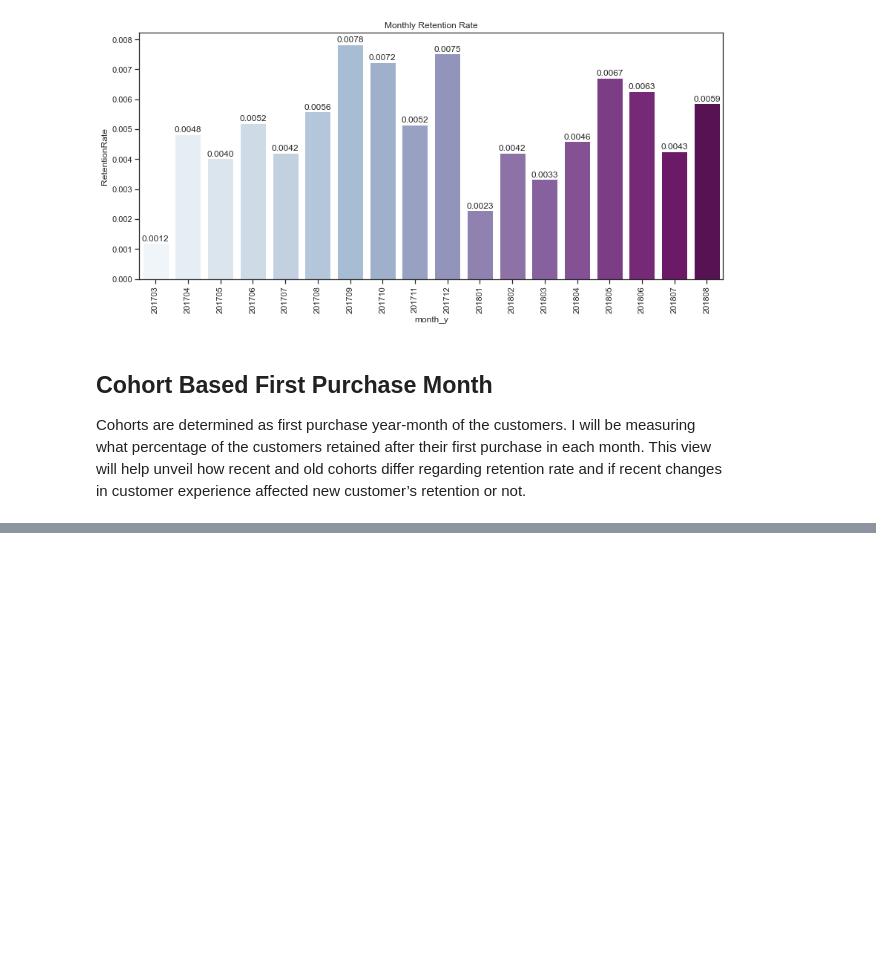
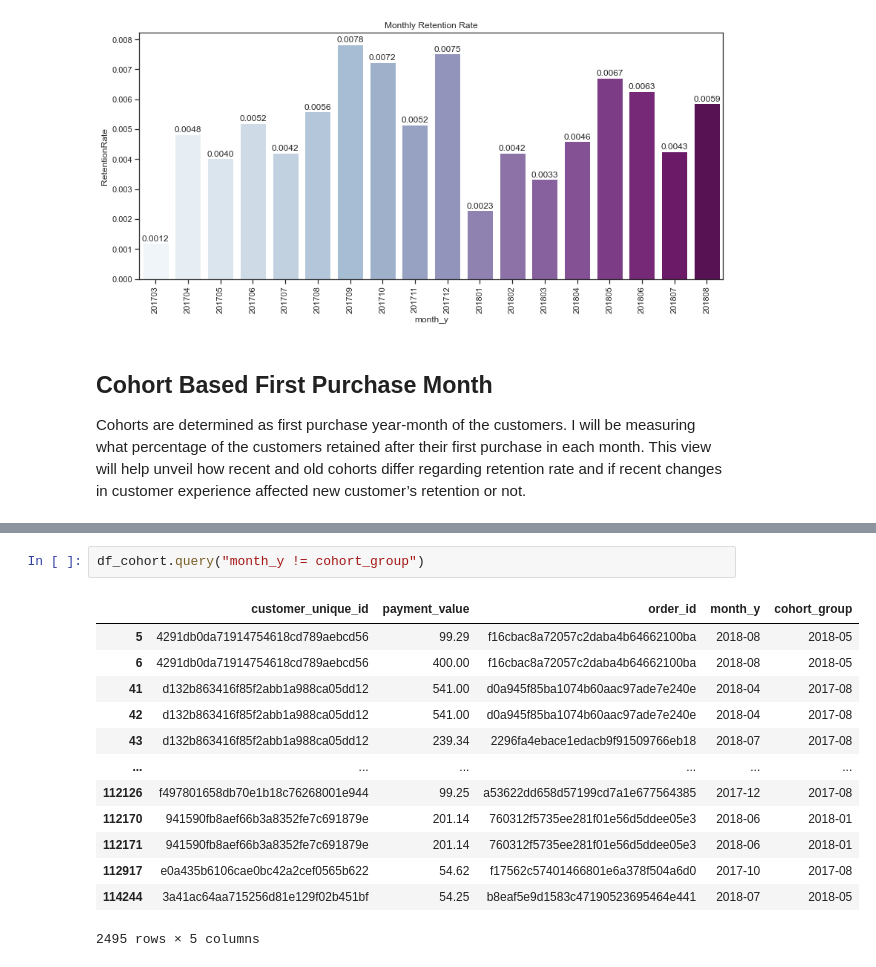
Before and after one commit to hyunjun33/Funnel_Analysis, a Jupyter notebook: Olist/Olist_Customer_Analysis.ipynb, the cells around one changed output, grey strips where cells are left out. Drawn from its saved outputs; the diff is of its cells as text; blank space fills up the shorter version.

```diff
--- a/Olist/Olist_Customer_Analysis.ipynb
+++ b/Olist/Olist_Customer_Analysis.ipynb
@@ -855,0 +897,16 @@ plt.show()
+# %%
+df_cohort.query("month_y != cohort_group")
+# %% [output]
+|  | customer_unique_id | payment_value | order_id | month_y | cohort_group |
+| 5 | 4291db0da71914754618cd789aebcd56 | 99.29 | f16cbac8a72057c2daba4b64662100ba | 2018-08 | 2018-05 |
+| 6 | 4291db0da71914754618cd789aebcd56 | 400.00 | f16cbac8a72057c2daba4b64662100ba | 2018-08 | 2018-05 |
+| 41 | d132b863416f85f2abb1a988ca05dd12 | 541.00 | d0a945f85ba1074b60aac97ade7e240e | 2018-04 | 2017-08 |
+| 42 | d132b863416f85f2abb1a988ca05dd12 | 541.00 | d0a945f85ba1074b60aac97ade7e240e | 2018-04 | 2017-08 |
+| 43 | d132b863416f85f2abb1a988ca05dd12 | 239.34 | 2296fa4ebace1edacb9f91509766eb18 | 2018-07 | 2017-08 |
+| ... | ... | ... | ... | ... | ... |
+| 112126 | f497801658db70e1b18c76268001e944 | 99.25 | a53622dd658d57199cd7a1e677564385 | 2017-12 | 2017-08 |
+| 112170 | 941590fb8aef66b3a8352fe7c691879e | 201.14 | 760312f5735ee281f01e56d5ddee05e3 | 2018-06 | 2018-01 |
+| 112171 | 941590fb8aef66b3a8352fe7c691879e | 201.14 | 760312f5735ee281f01e56d5ddee05e3 | 2018-06 | 2018-01 |
+| 112917 | e0a435b6106cae0bc42a2cef0565b622 | 54.62 | f17562c57401466801e6a378f504a6d0 | 2017-10 | 2017-08 |
+| 114244 | 3a41ac64aa715256d81e129f02b451bf | 54.25 | b8eaf5e9d1583c47190523695464e441 | 2018-07 | 2018-05 |
+2495 rows × 5 columns
```
Also changed, not shown: parts of 44 cells of this notebook.
